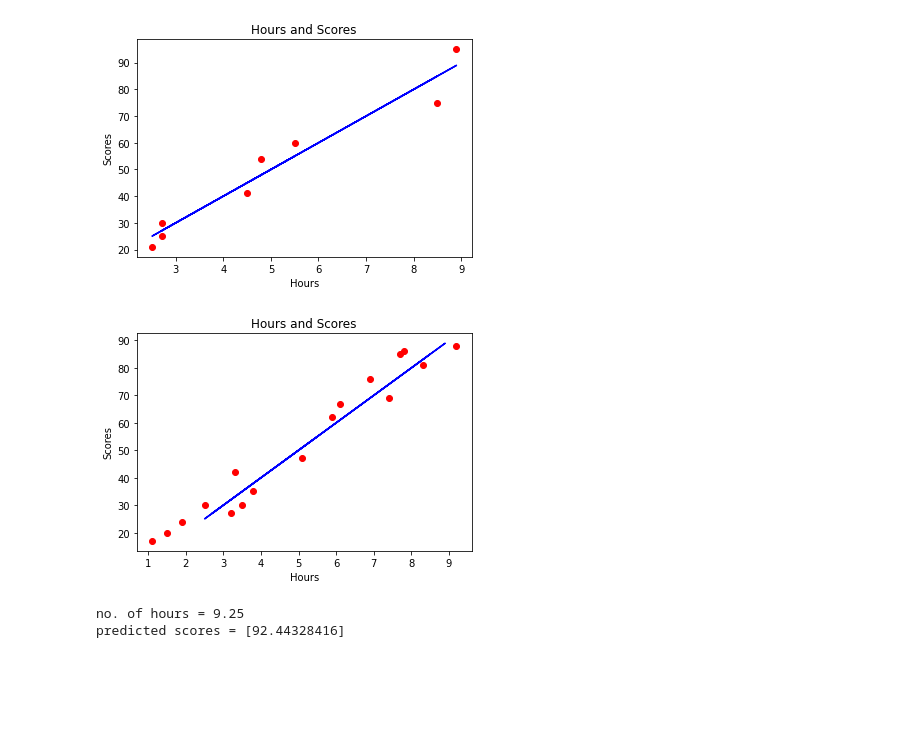
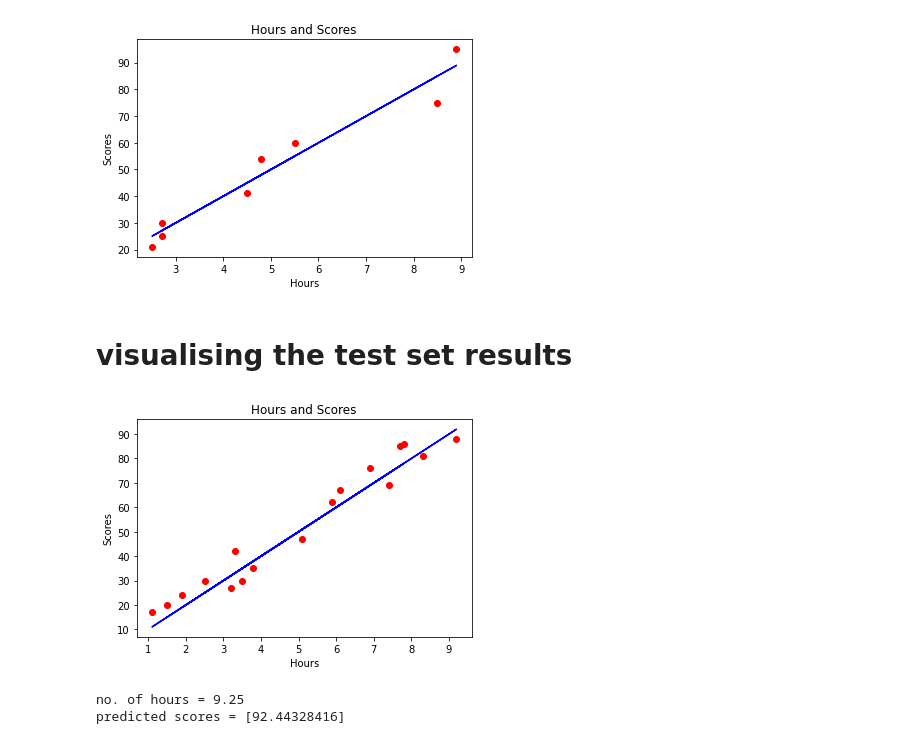
Before and after one commit to nikki123240/student-record-task1, a Jupyter notebook: student record.ipynb, the cells around one changed output. Cells and saved outputs as stored; diff of their text form; code cells hidden in the pictures; blank space fills up the shorter version.

```diff
--- a/student record.ipynb
+++ b/student record.ipynb
@@ -79,16 +87,18 @@ plt.ylabel('Scores')
 plt.show()
 # %% [output]
 [figure]
+# %% [markdown]
+# visualising the test set results
 # %%
 #visualising the test set results
 plt.scatter(x_test,y_test,color='red')
-plt.plot(x_train,regressor.predict(x_train),color='blue')
+plt.plot(x_test,regressor.predict(x_test),color='blue')
 plt.title('Hours and Scores')
 plt.xlabel('Hours')
 plt.ylabel('Scores')
 plt.show()
 # %% [output]
-[figure, old version]
+[figure, new version]
 # %%
 # predict the given data
 hours = 9.25
```
Also changed, not shown: parts of 4 cells of this notebook.
